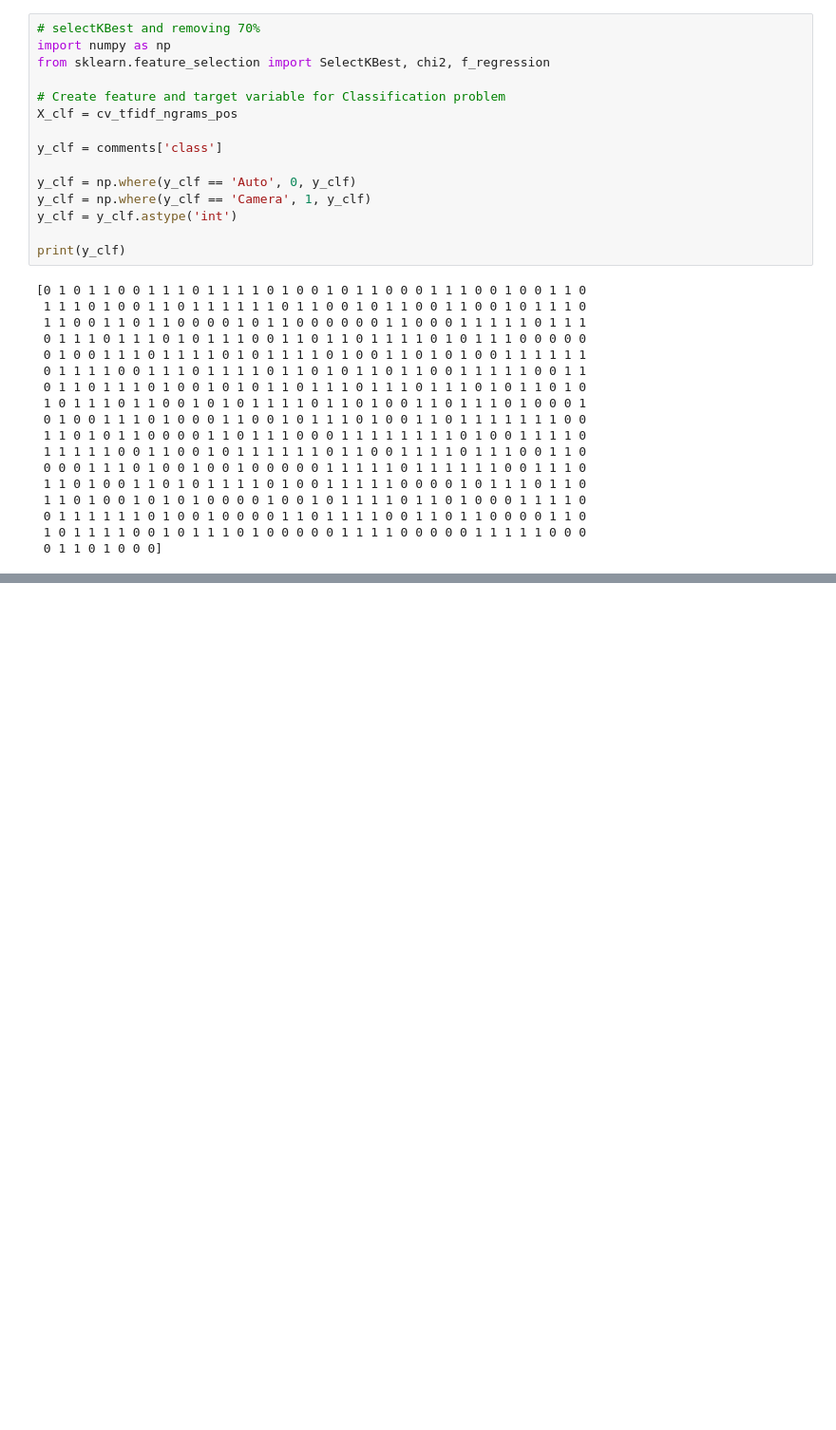
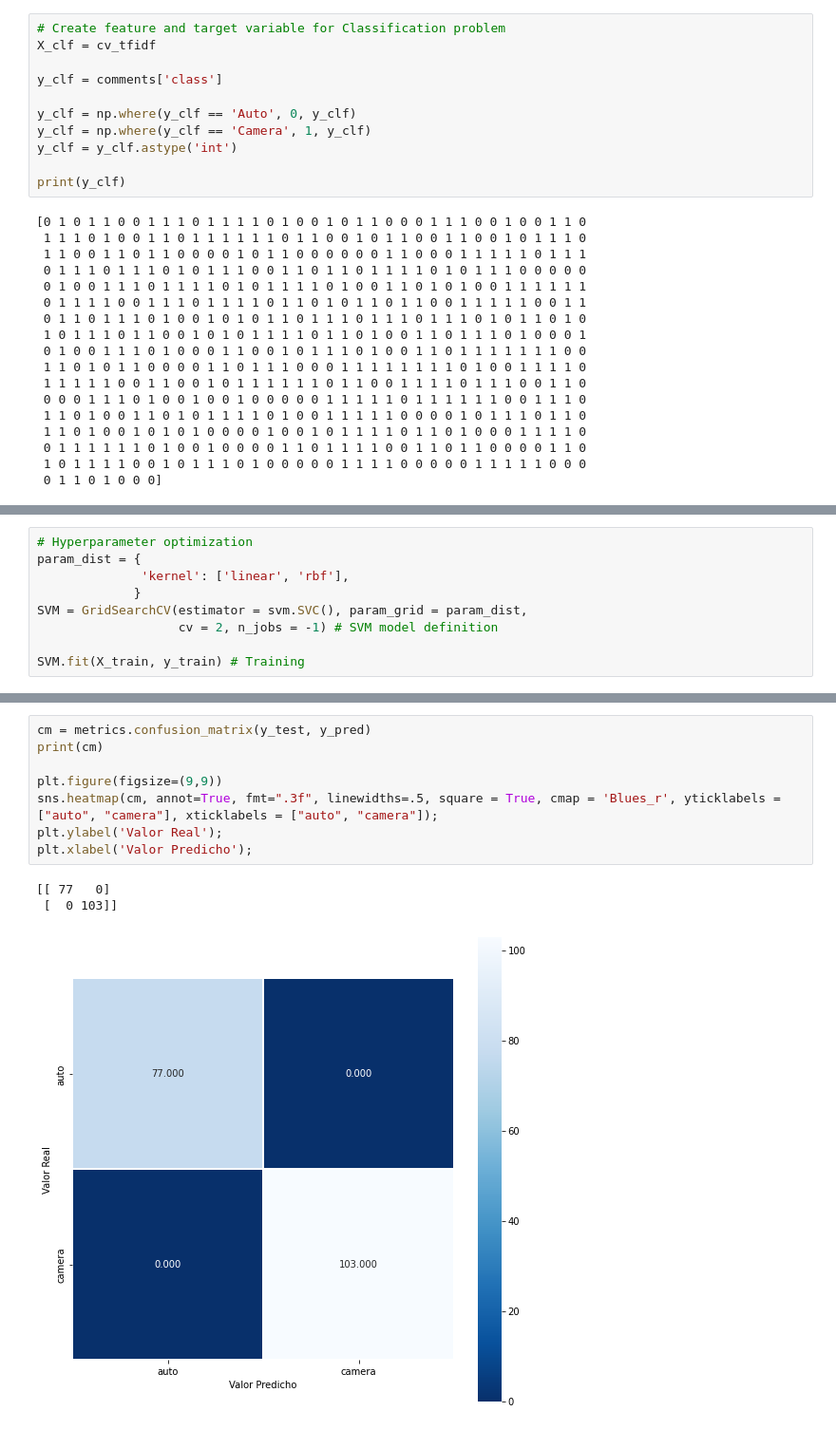
Before and after one commit to Laura-VFA/MachineLearning-21-22, a Jupyter notebook: ML_Deliverable2.ipynb, the cells around one changed output, grey strips where cells are left out. Shown at 95% size. Cells and saved outputs as stored; diff of their text form; blank space fills up the shorter version.

```diff
--- a/ML_Deliverable2.ipynb
+++ b/ML_Deliverable2.ipynb
@@ -396,10 +446,6 @@ Name: n_words, Length: 600, dtype: int64
 # %%
-# selectKBest and removing 70%
-import numpy as np
-from sklearn.feature_selection import SelectKBest, chi2, f_regression
-
 # Create feature and target variable for Classification problem
-X_clf = cv_tfidf_ngrams_pos
+X_clf = cv_tfidf
 
 y_clf = comments['class']
 
@@ -663,0 +498,9 @@ F-measure = 0.8244274809160307
+# %%
+# Hyperparameter optimization
+param_dist = {
+              'kernel': ['linear', 'rbf'],
+             }
+SVM = GridSearchCV(estimator = svm.SVC(), param_grid = param_dist,
+                   cv = 2, n_jobs = -1) # SVM model definition
+
+SVM.fit(X_train, y_train) # Training
@@ -663,0 +537,12 @@ F-measure = 0.8244274809160307
+# %%
+cm = metrics.confusion_matrix(y_test, y_pred)
+print(cm)
+
+plt.figure(figsize=(9,9))
+sns.heatmap(cm, annot=True, fmt=".3f", linewidths=.5, square = True, cmap = 'Blues_r', yticklabels = ["auto", "camera"], xticklabels = ["auto", "camera"]);
+plt.ylabel('Valor Real');
+plt.xlabel('Valor Predicho');
+# %% [output]
+[[ 77   0]
+ [  0 103]]
+[figure, added]
```
Also changed, not shown: parts of 141 cells of this notebook.
